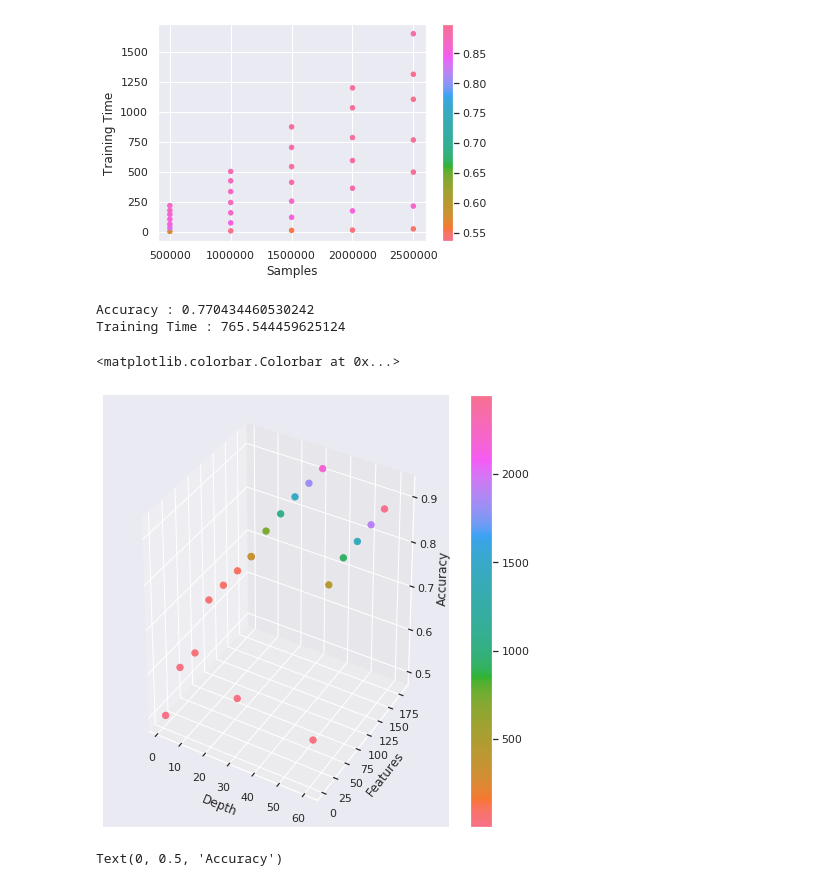
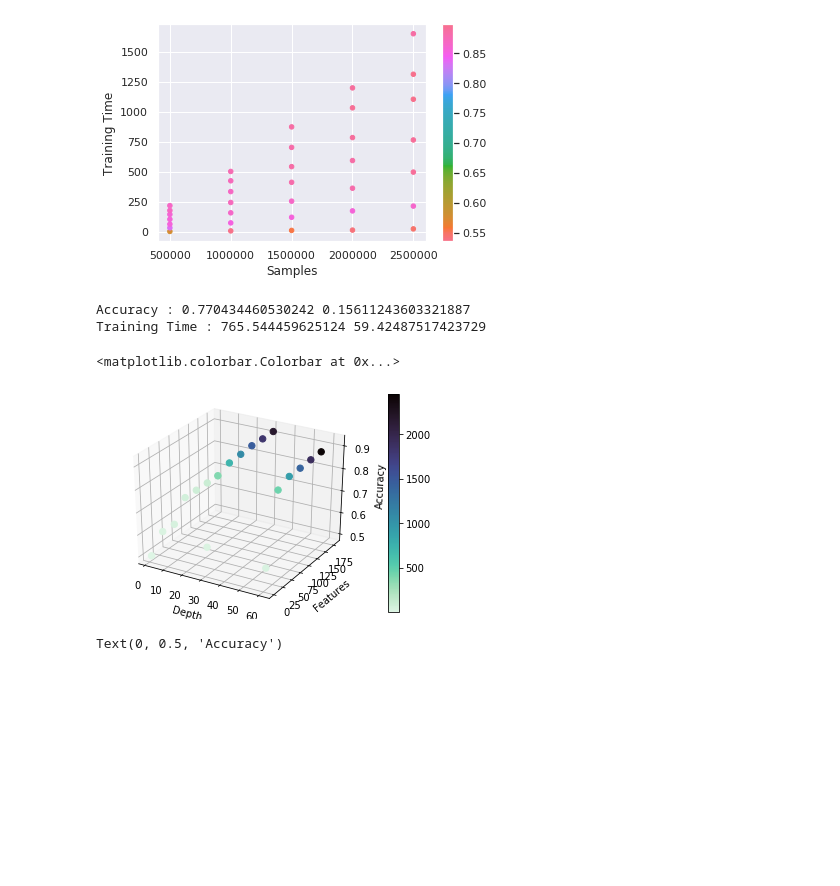
Before and after one commit to purvabhalekar/intel_dev_tests, a Jupyter notebook: IntelvsNonIntel/two_features_intel.ipynb, the cells around one changed output. Saved outputs shown, nothing was run; the diff lists cells and outputs as text; code cells hidden in the pictures; blank space fills up the shorter version.

```diff
--- a/IntelvsNonIntel/two_features_intel.ipynb
+++ b/IntelvsNonIntel/two_features_intel.ipynb
@@ -6,6 +6,7 @@ import seaborn as sns
 from mpl_toolkits.mplot3d import Axes3D
 from matplotlib.colors import ListedColormap
 import statistics
+cmap = ListedColormap(sns.color_palette("mako_r", 256).as_hex())
 # %%
 f = pd.read_fwf('samples_features_nonintel.txt')
 f.to_csv('samples_features_nonintel.csv')
@@ -23,9 +24,9 @@ Training Time : 432.14316743656195
 # %%
-fig = plt.figure(figsize=(6,6))
-ax = Axes3D(fig)
+fig = plt.figure()
+ax = fig.add_subplot(111, projection = '3d')
 
 # get colormap from seaborn
-cmap = ListedColormap(sns.color_palette("husl", 256).as_hex())
+#cmap = ListedColormap(sns.color_palette("husl", 256).as_hex())
 
 # plot
 sc = ax.scatter(x, y, z, s=40, c=f['Training Time'], marker='o', cmap=cmap, alpha=1)
@@ -92,9 +93,6 @@ Training Time : 460.15660506378697
 # %%
-fig = plt.figure(figsize=(6,6))
-ax = Axes3D(fig)
-
-# get colormap from seaborn
-cmap = ListedColormap(sns.color_palette("husl", 256).as_hex())
+fig = plt.figure()
+ax = fig.add_subplot(111, projection = '3d')
 
 # plot
 sc = ax.scatter(x, y, z, s=40, c=f['Training Time'], marker='o', cmap=cmap, alpha=1)
@@ -153,30 +151,27 @@ x = f['Depth']
 y = f['Features']
 z = f['Accuracy']
 t = f['Training Time']
-print("Accuracy :", statistics.mean(z))
-print("Training Time :", statistics.mean(t))
+print("Accuracy :", statistics.mean(z), statistics.stdev(z))
+print("Training Time :", statistics.mean(t), statistics.stdev(y))
 # %% [output]
-Accuracy : 0.770434460530242
-Training Time : 765.544459625124
+Accuracy : 0.770434460530242 0.15611243603321887
+Training Time : 765.544459625124 59.42487517423729
 # %%
-fig = plt.figure(figsize=(6,6))
-ax = Axes3D(fig)
-
-# get colormap from seaborn
-cmap = ListedColormap(sns.color_palette("husl", 256).as_hex())
+fig = plt.figure()
+ax = fig.add_subplot(111, projection = '3d')
 
 # plot
 sc = ax.scatter(x, y, z, s=40, c=f['Training Time'], marker='o', cmap=cmap, alpha=1)
 ax.set_xlabel('Depth')
 ax.set_ylabel('Features')
 ax.set_zlabel('Accuracy')
 
 # legend
 #plt.legend(*sc.legend_elements(), bbox_to_anchor=(1.05, 1), loc=2)
 plt.colorbar(sc)
 # %% [output]
 <matplotlib.colorbar.Colorbar at 0x...>
-[figure, old version]
+[figure, new version]
 # %%
 points = plt.scatter(x, z,
                      c=t, s=20, cmap=cmap)
```
Also changed, not shown: parts of 10 cells of this notebook, 1 other file.
